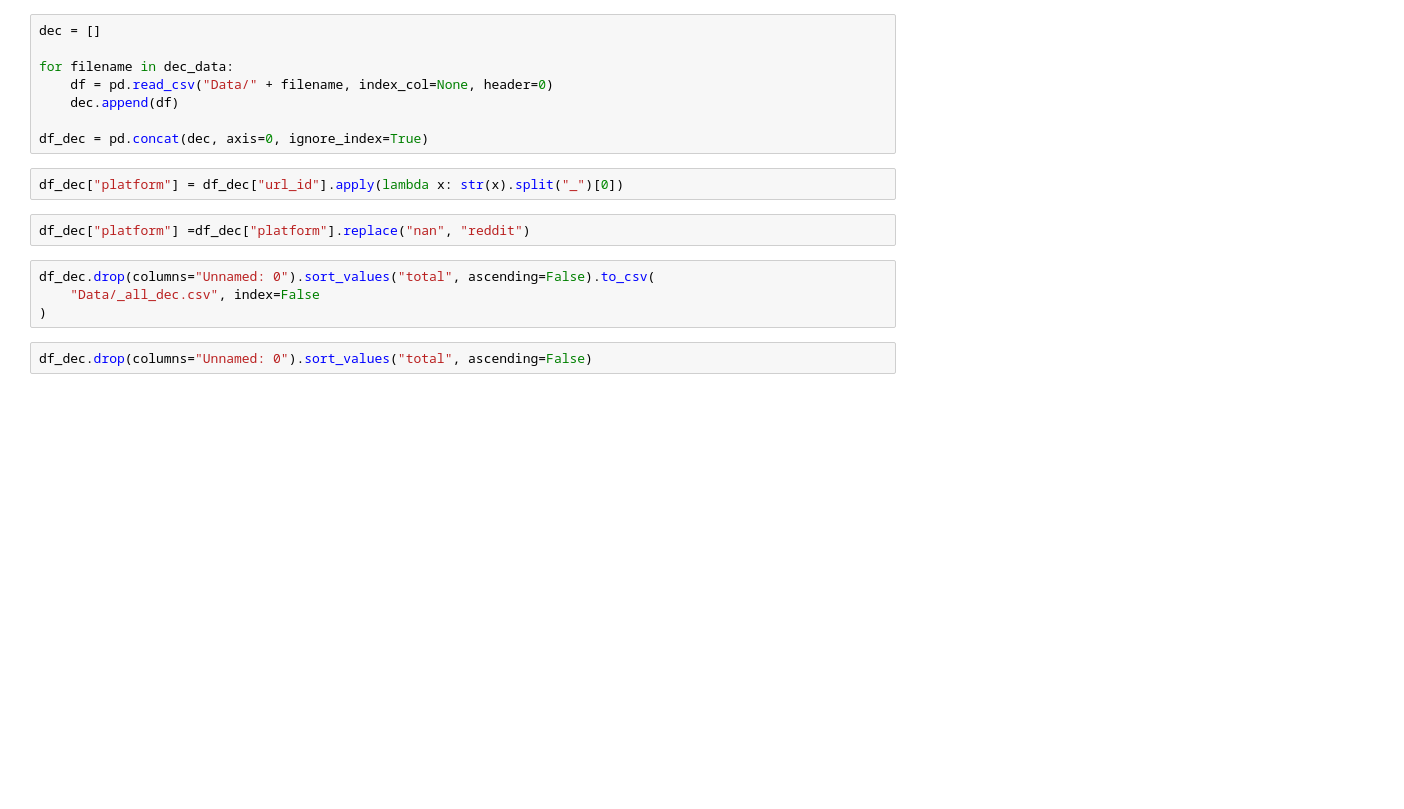
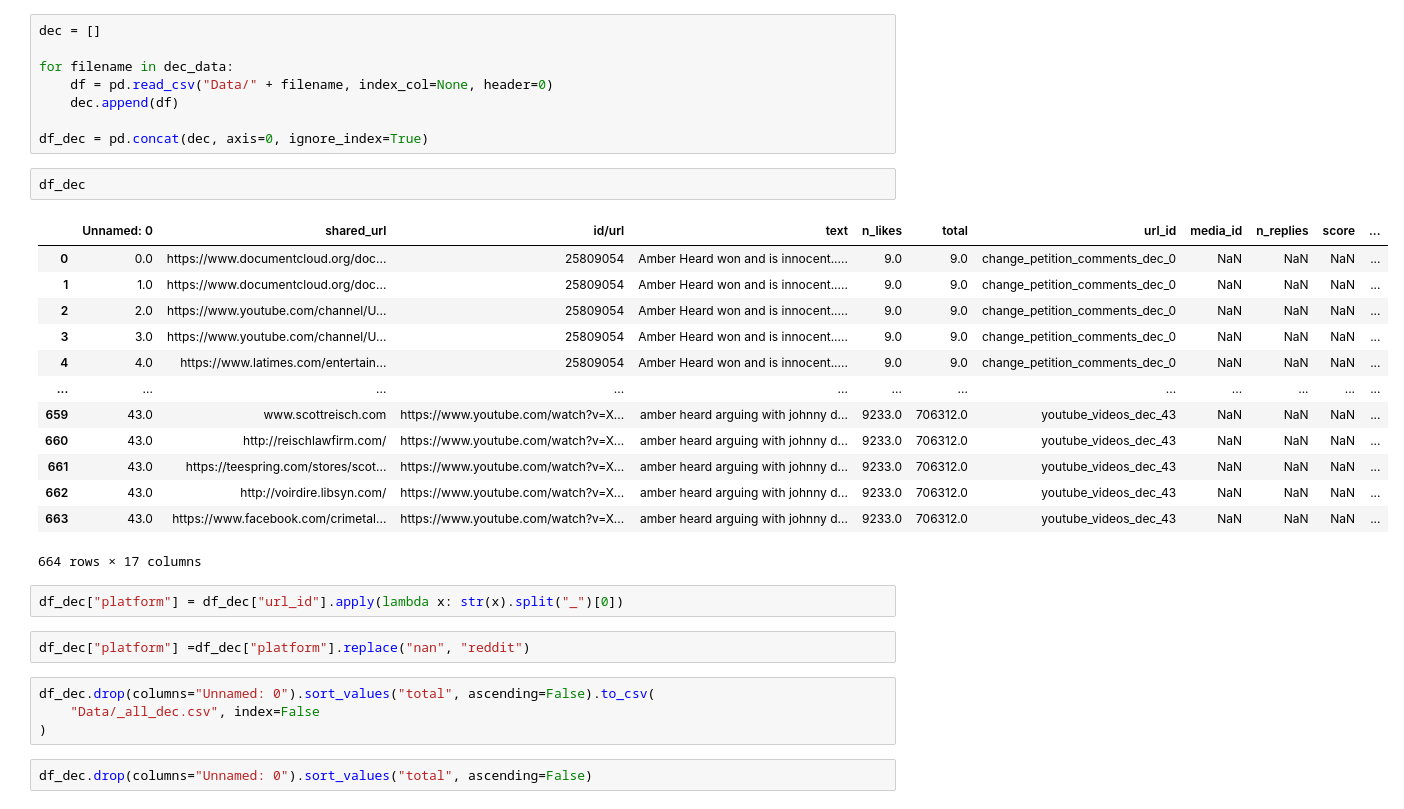
Before and after one commit to RescueSocial/SNA-AH-Links-Analysis-Cross-Platforms, a Jupyter notebook: top_interacted/top_interacted_all.ipynb, the cells around one changed output. Cells and saved outputs as stored; diff of their text form; blank space fills up the shorter version.

```diff
--- a/top_interacted/top_interacted_all.ipynb
+++ b/top_interacted/top_interacted_all.ipynb
@@ -43,6 +45,22 @@ for filename in dec_data:
     dec.append(df)
 
 df_dec = pd.concat(dec, axis=0, ignore_index=True)
+# %%
+df_dec
+# %% [output]
+|  | Unnamed: 0 | shared_url | id/url | text | n_likes | total | url_id | media_id | n_replies | score | ... |
+| 0 | 0.0 | https://www.documentcloud.org/doc... | 25809054 | Amber Heard won and is innocent..... | 9.0 | 9.0 | change_petition_comments_dec_0 | NaN | NaN | NaN | ... |
+| 1 | 1.0 | https://www.documentcloud.org/doc... | 25809054 | Amber Heard won and is innocent..... | 9.0 | 9.0 | change_petition_comments_dec_0 | NaN | NaN | NaN | ... |
+| 2 | 2.0 | https://www.youtube.com/channel/U... | 25809054 | Amber Heard won and is innocent..... | 9.0 | 9.0 | change_petition_comments_dec_0 | NaN | NaN | NaN | ... |
+| 3 | 3.0 | https://www.youtube.com/channel/U... | 25809054 | Amber Heard won and is innocent..... | 9.0 | 9.0 | change_petition_comments_dec_0 | NaN | NaN | NaN | ... |
+| 4 | 4.0 | https://www.latimes.com/entertain... | 25809054 | Amber Heard won and is innocent..... | 9.0 | 9.0 | change_petition_comments_dec_0 | NaN | NaN | NaN | ... |
+| ... | ... | ... | ... | ... | ... | ... | ... | ... | ... | ... | ... |
+| 659 | 43.0 | www.scottreisch.com | https://www.youtube.com/watch?v=X... | amber heard arguing with johnny d... | 9233.0 | 706312.0 | youtube_videos_dec_43 | NaN | NaN | NaN | ... |
+| 660 | 43.0 | http://reischlawfirm.com/ | https://www.youtube.com/watch?v=X... | amber heard arguing with johnny d... | 9233.0 | 706312.0 | youtube_videos_dec_43 | NaN | NaN | NaN | ... |
+| 661 | 43.0 | https://teespring.com/stores/scot... | https://www.youtube.com/watch?v=X... | amber heard arguing with johnny d... | 9233.0 | 706312.0 | youtube_videos_dec_43 | NaN | NaN | NaN | ... |
+| 662 | 43.0 | http://voirdire.libsyn.com/ | https://www.youtube.com/watch?v=X... | amber heard arguing with johnny d... | 9233.0 | 706312.0 | youtube_videos_dec_43 | NaN | NaN | NaN | ... |
+| 663 | 43.0 | https://www.facebook.com/crimetal... | https://www.youtube.com/watch?v=X... | amber heard arguing with johnny d... | 9233.0 | 706312.0 | youtube_videos_dec_43 | NaN | NaN | NaN | ... |
+664 rows × 17 columns
 # %%
 df_dec["platform"] = df_dec["url_id"].apply(lambda x: str(x).split("_")[0])
 # %%
```
Also changed, not shown: parts of 6 cells of this notebook, 22 other files.
